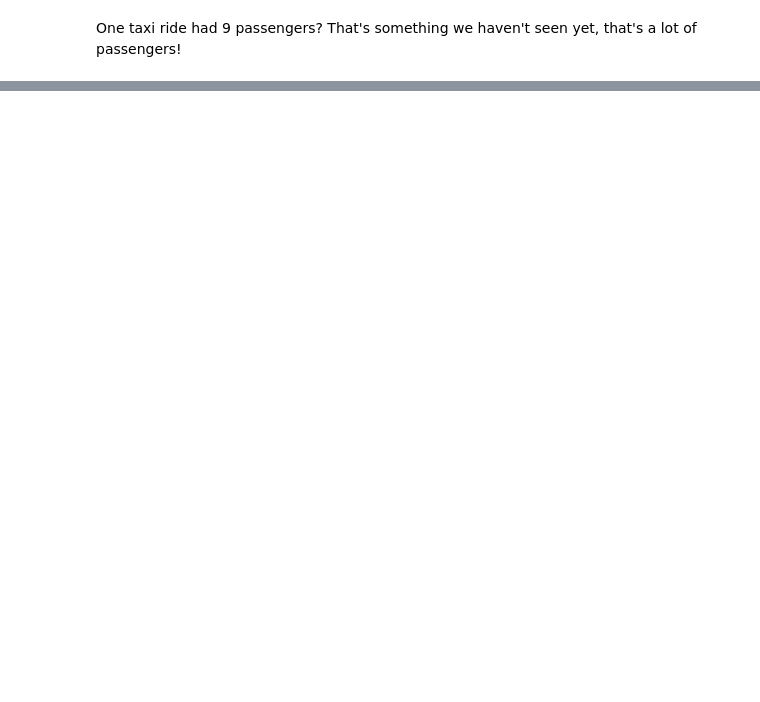
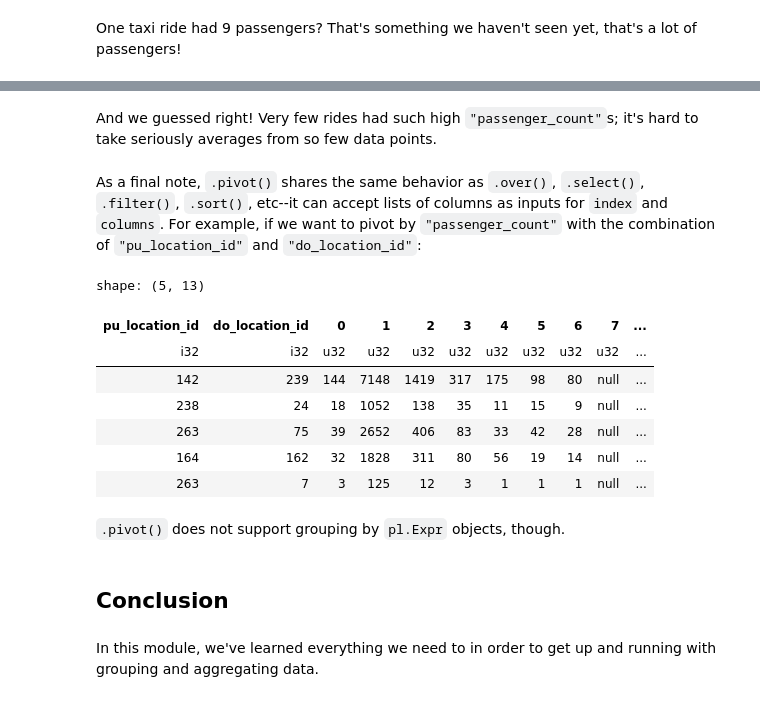
Before and after one commit to kalona/polars-for-data-science-oreilly-course, a Jupyter notebook: notebooks/5. Data Manipulation III - Grouping and Aggregation.ipynb, the cells around one changed output, grey strips where cells are left out. Drawn from its saved outputs; the diff is of its cells as text; code cells hidden in the pictures; blank space fills up the shorter version.

Commit message:
Added the next module.

```diff
--- a/notebooks/5. Data Manipulation III - Grouping and Aggregation.ipynb
+++ b/notebooks/5. Data Manipulation III - Grouping and Aggregation.ipynb
@@ -60,0 +443,32 @@ But what if we wanted to know these statistics for the different pickup zones? T
+# %% [markdown]
+And we guessed right! Very few rides had such high `"passenger_count"`s; it's hard to take seriously averages from so few data points.
+# %% [markdown]
+As a final note, `.pivot()` shares the same behavior as `.over()`, `.select()`, `.filter()`, `.sort()`, etc--it can accept lists of columns as inputs for `index` and `columns`. For example, if we want to pivot by `"passenger_count"` with the combination of `"pu_location_id"` and `"do_location_id"`:
+# %%
+(
+    df
+    .with_columns(pl.col("tolls_amount").gt(0).alias("had_toll"))
+    .pivot(
+        index=["pu_location_id", "do_location_id"],
+        columns="passenger_count",
+        values="tip_amount",
+        aggregate_function="len",
+        sort_columns=True
+    )
+    .head()
+)
+# %% [output]
+shape: (5, 13)
+| pu_location_id | do_location_id | 0 | 1 | 2 | 3 | 4 | 5 | 6 | 7 | ... |
+| i32 | i32 | u32 | u32 | u32 | u32 | u32 | u32 | u32 | u32 | ... |
+| 142 | 239 | 144 | 7148 | 1419 | 317 | 175 | 98 | 80 | null | ... |
+| 238 | 24 | 18 | 1052 | 138 | 35 | 11 | 15 | 9 | null | ... |
+| 263 | 75 | 39 | 2652 | 406 | 83 | 33 | 42 | 28 | null | ... |
+| 164 | 162 | 32 | 1828 | 311 | 80 | 56 | 19 | 14 | null | ... |
+| 263 | 7 | 3 | 125 | 12 | 3 | 1 | 1 | 1 | null | ... |
+# %% [markdown]
+`.pivot()` does not support grouping by `pl.Expr` objects, though.
+# %% [markdown]
+## Conclusion
+# %% [markdown]
+In this module, we've learned everything we need to in order to get up and running with grouping and aggregating data.
```
Also changed, not shown: parts of 38 cells of this notebook, 2 other files.
